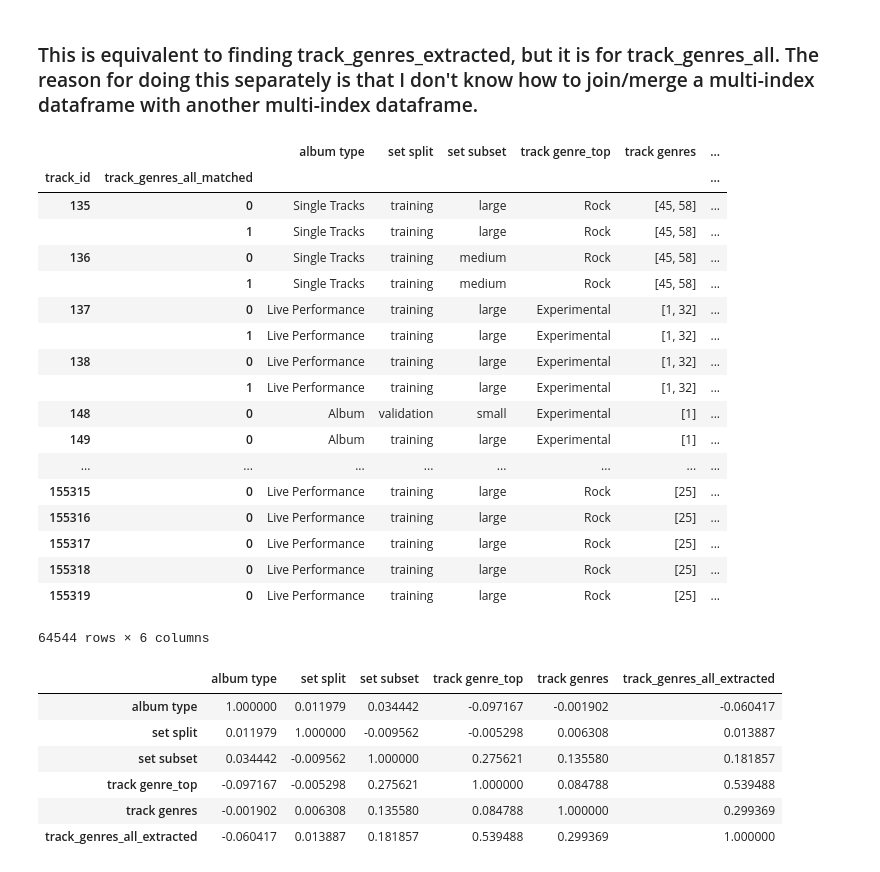
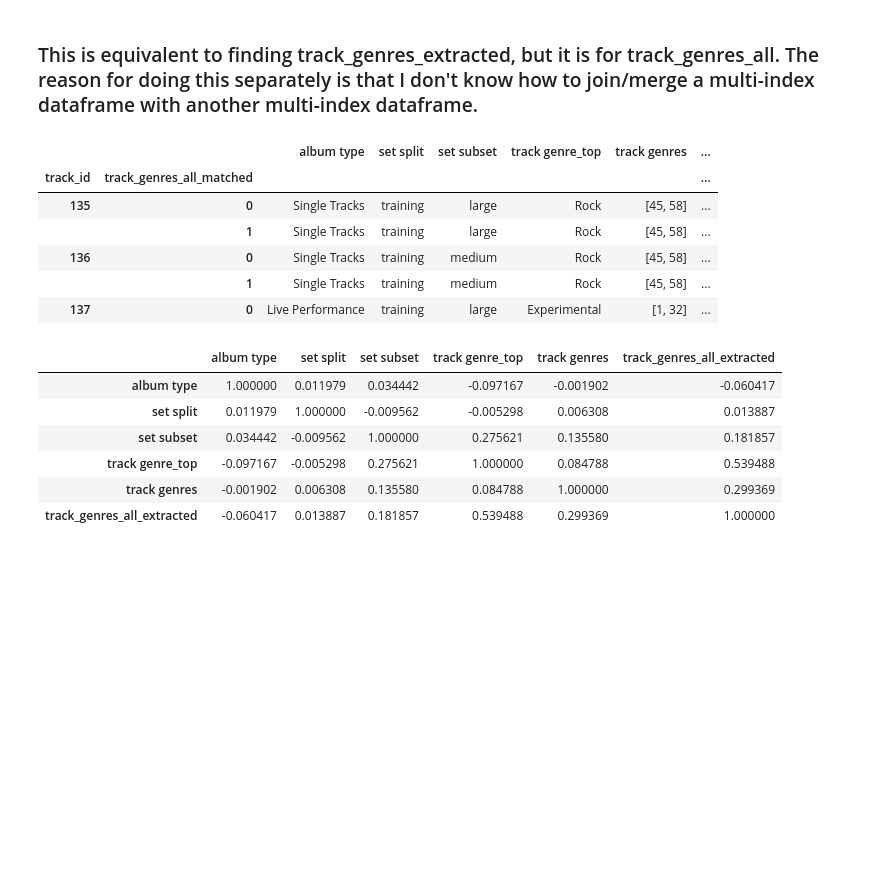
Before and after one commit to bloominstituteoftechnology/DS-Unit-2-Sprint-3-Advanced-Regression, a Jupyter notebook: module1-logistic-regression/LS_DS_231_Logistic_Regression.ipynb, the cells around one changed output. Cells and saved outputs as stored; diff of their text form; code cells hidden in the pictures; blank space fills up the shorter version.

```diff
--- a/module1-logistic-regression/LS_DS_231_Logistic_Regression.ipynb
+++ b/module1-logistic-regression/LS_DS_231_Logistic_Regression.ipynb
@@ -719,31 +719,19 @@ tracks_categorical_2.apply(lambda x: pd.factorize(x)[0]).corr()
 # %%
 track_genres_all = tracks_categorical['track genres_all'].str. \
                 extractall(r"(?P<track_genres_all_extracted>[\d]*),+\s+")
 track_genres_all.index.names = ['track_id', 'track_genres_all_matched']
 
-tracks_categorical_2 = tracks_categorical.drop('track genres_all', axis = 1). \
+tracks_categorical_3 = tracks_categorical.drop('track genres_all', axis = 1). \
                           reindex(index = track_genres_all.index, level = 0)
 
-tracks_categorical_2 = tracks_categorical_2.join(track_genres_all, how = 'inner')
-tracks_categorical_2
+tracks_categorical_3 = tracks_categorical_3.join(track_genres_all, how = 'inner')
+tracks_categorical_3.head()
 # %% [output]
 |  |  | album type | set split | set subset | track genre_top | track genres | ... |
 | track_id | track_genres_all_matched |  |  |  |  |  | ... |
 | 135 | 0 | Single Tracks | training | large | Rock | [45, 58] | ... |
 |  | 1 | Single Tracks | training | large | Rock | [45, 58] | ... |
 | 136 | 0 | Single Tracks | training | medium | Rock | [45, 58] | ... |
 |  | 1 | Single Tracks | training | medium | Rock | [45, 58] | ... |
 | 137 | 0 | Live Performance | training | large | Experimental | [1, 32] | ... |
-|  | 1 | Live Performance | training | large | Experimental | [1, 32] | ... |
-| 138 | 0 | Live Performance | training | large | Experimental | [1, 32] | ... |
-|  | 1 | Live Performance | training | large | Experimental | [1, 32] | ... |
-| 148 | 0 | Album | validation | small | Experimental | [1] | ... |
-| 149 | 0 | Album | training | large | Experimental | [1] | ... |
-| ... | ... | ... | ... | ... | ... | ... | ... |
-| 155315 | 0 | Live Performance | training | large | Rock | [25] | ... |
-| 155316 | 0 | Live Performance | training | large | Rock | [25] | ... |
-| 155317 | 0 | Live Performance | training | large | Rock | [25] | ... |
-| 155318 | 0 | Live Performance | training | large | Rock | [25] | ... |
-| 155319 | 0 | Live Performance | training | large | Rock | [25] | ... |
-64544 rows × 6 columns
 # %%
```
Also changed, not shown: parts of 15 cells of this notebook.
